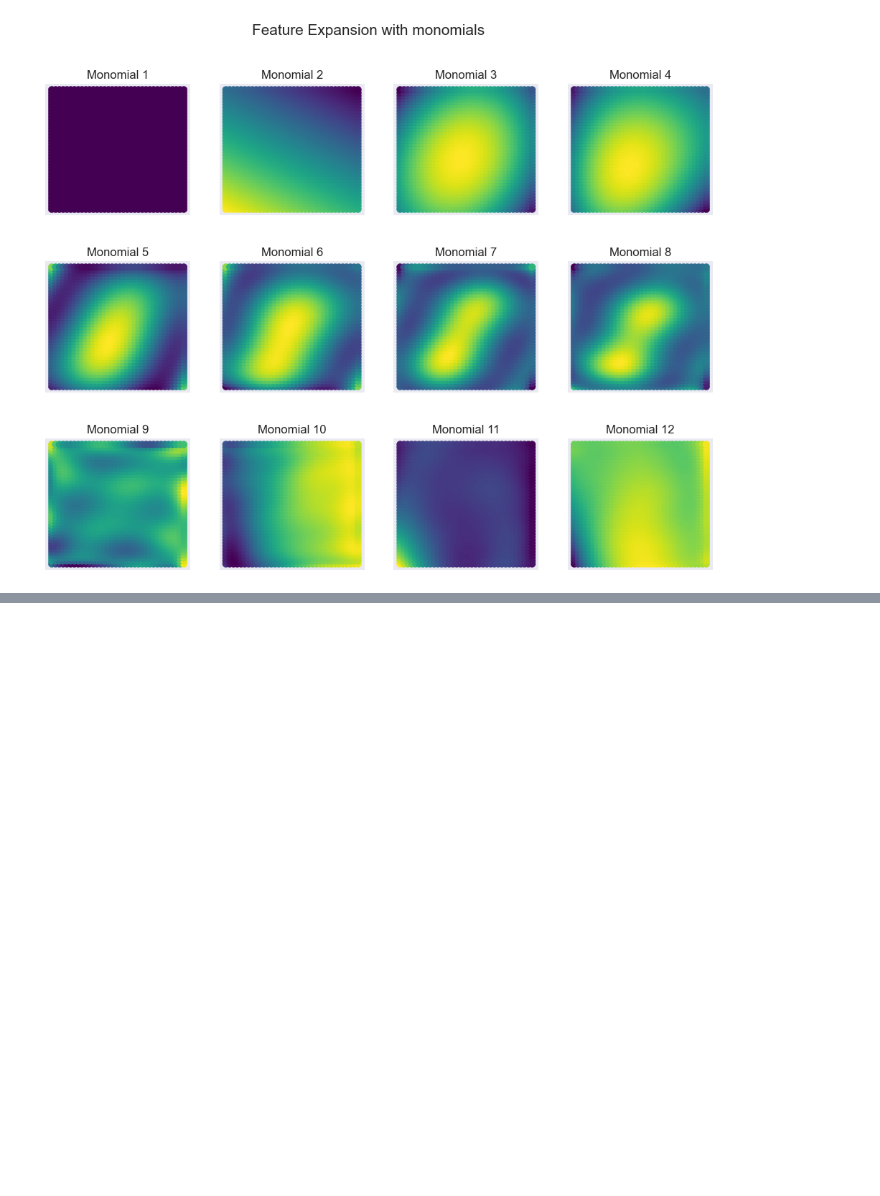
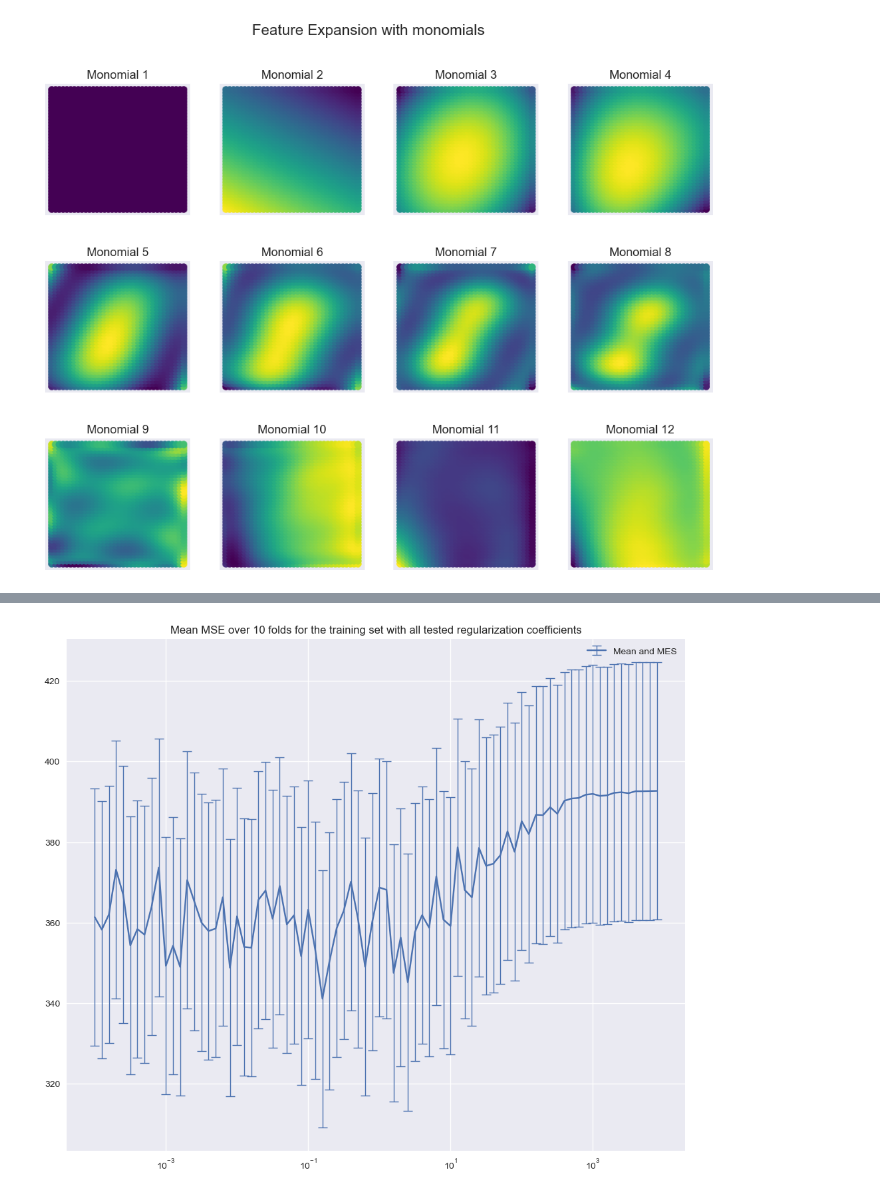
Before and after one commit to Javiermateor/Machine-Intelligence-I, a Jupyter notebook: Exercises/Exercise_05.ipynb, the cells around one changed output, grey strips where cells are left out. Saved outputs shown, nothing was run; the diff lists cells and outputs as text; code cells hidden in the pictures; blank space fills up the shorter version.

```diff
--- a/Exercises/Exercise_05.ipynb
+++ b/Exercises/Exercise_05.ipynb
@@ -251,0 +271,83 @@ plt.subplots_adjust(hspace=0.35)
+# %%
+#cross  validation
+from sklearn.model_selection import KFold
+from sklearn.metrics import mean_squared_error
+
+
+#create matrix  from -4 to 4 with step 0.1 for regularization coefficient
+x = np.arange(-4, 4, 0.1)
+r_coefficient = np.array([10**i for i in x])
+
+
+# Training Set
+
+data_train = np.genfromtxt('Data/TrainingRidge.csv', delimiter=',',dtype=float, skip_header=1)
+x_train = data_train[:,0:2]
+yT = data_train[:,2]
+
+
+#cross validation
+kf = KFold(n_splits=10, shuffle=True)
+
+#performing the cross validation
+MSE = []
+MEAN = []
+for r in r_coefficient:
+    MSE_r = []
+    for train_index, test_index in kf.split(x_train):
+        # print("TRAIN:", train_index, "TEST:", test_index)
+        x_train_cv, x_test_cv = x_train[train_index], x_train[test_index]
+        y_train_cv, y_test_cv = yT[train_index], yT[test_index]
+
+        #Centering the data
+        x_centered = x_test_cv - np.mean(x_train_cv, axis=0)
+        C = np.cov(x_centered, rowvar=False)
+
+        #Computing the eigenvalues and eigenvectors
+
+        λ, E = LA.eig(C) #eigenvalues are sorted in ascending order (eigenvalues/eigenvectors are sorted by column)
+        #diagonal matrix of eigenvalues
+        λ = np.diag(1/np.sqrt(λ))
+        λ = λ.real.round(4)
+
+        # #Decorrelate the data
+        x_decorrelated = E.T@x_centered.T
+
+        # #Sphered data / Whitened data
+        x_sphered = λ@x_decorrelated
+        x_sphered = np.dot(np.dot(λ, E.T), x_centered.T)
+
+        phi = x_sphered
+
+        w = np.linalg.inv(phi @ phi.T + r*np.identity(phi.shape[0]))@ phi @ y_test_cv.T
+        y_predicted = w.T @ phi
+
+        MSE_r.append(mean_squared_error(y_test_cv, y_predicted))
+    MSE.append(MSE_r)
+    MEAN.append(np.mean(MSE_r))
+MSE = np.array(MSE)
+MEAN = np.array(MEAN)
+
+# print(r_coefficient[np.argmin(MEAN)])
+# print(f'r_coefficient: {r_coefficient.shape}')
+# print(f'MSE: {MSE.shape}')
+# print(f'MEAN: {MEAN.shape}')
+#plot the MSE
+plt.style.use('seaborn')
+fig = plt.figure(figsize=(12,10))
+ax = fig.add_subplot(111)
+ax.title.set_text('Mean MSE over 10 folds for the training set with all tested regularization coefficients')
+# for i in range(MSE.shape[1]):
+#     ax.errorbar(r_coefficient,MEAN)
+# # ax.errorbar(r_coefficient, MSE)
+
+ax.errorbar(r_coefficient, MEAN, yerr=np.argmin(MEAN), label='Mean and MES', capsize=5, capthick=1, elinewidth=1)
+ax.set_xscale('log')
+
+ax.legend()
+
+### Doubt: is the data normalized? if not --> where and how should I normalize it?
+# keep record of the MSE for each regularization coefficient and know how to plot it for the target function and also the predicted function (for the training set and the validation set)
+# where is the intersection between the sets? with all the parameters of the predicted function of the training set
+# applied to the validation set - covariance matrix, eigenvalues, eigenvectors, whitening, sphering, decorrelation, centering, mean value, etc.......
+# %% [output]
@@ -251,0 +355 @@ plt.subplots_adjust(hspace=0.35)
+[figure, added]
```
Also changed, not shown: parts of 4 cells of this notebook.
